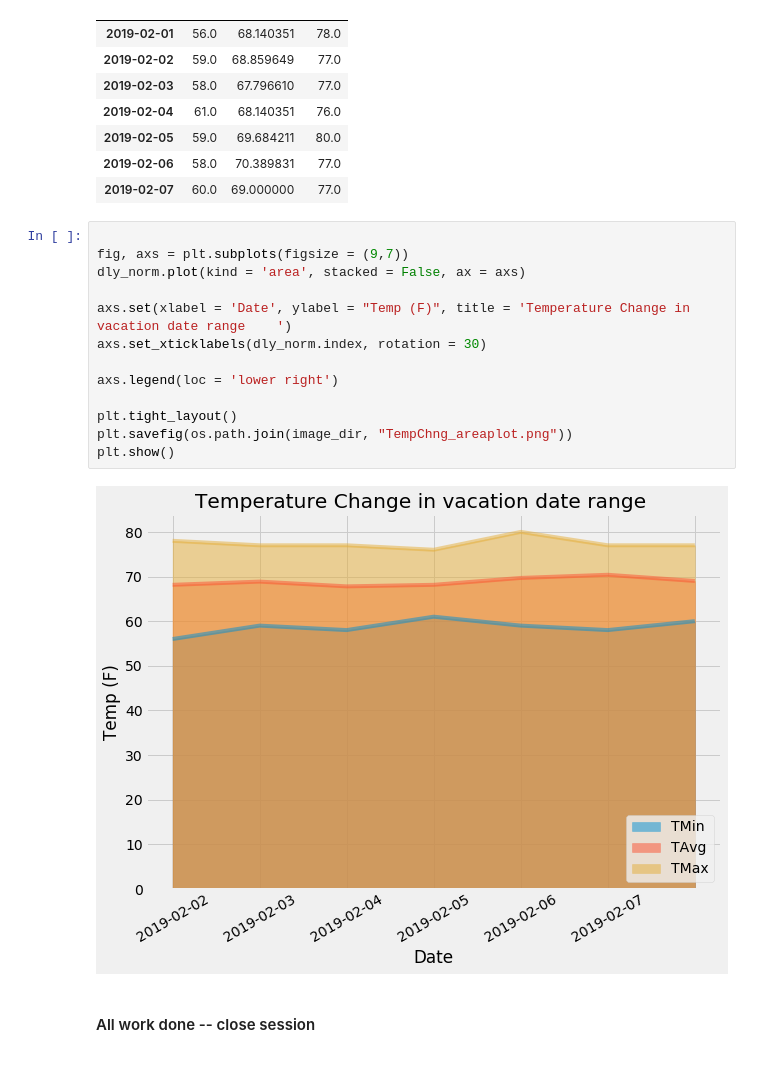
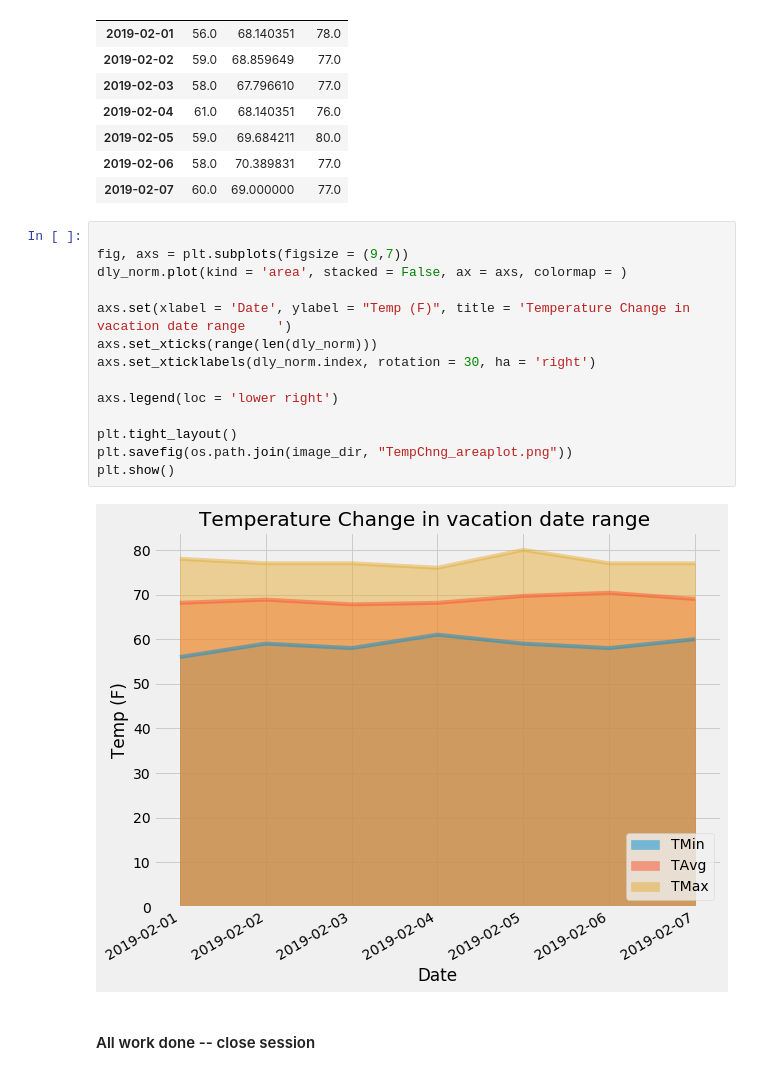
Before and after one commit to Madhuram-S/ClimateExploration_withSQLAlchemy, a Jupyter notebook: Climate_Exploration.ipynb, the cells around one changed output. Cells and saved outputs as stored; diff of their text form.

Commit message:
Corrected xtick issue with area plot

```diff
--- a/Climate_Exploration.ipynb
+++ b/Climate_Exploration.ipynb
@@ -510,18 +510,19 @@ dly_norm
 # %%
 
 fig, axs = plt.subplots(figsize = (9,7))
-dly_norm.plot(kind = 'area', stacked = False, ax = axs)
+dly_norm.plot(kind = 'area', stacked = False, ax = axs, colormap = )
 
 axs.set(xlabel = 'Date', ylabel = "Temp (F)", title = 'Temperature Change in vacation date range    ')
-axs.set_xticklabels(dly_norm.index, rotation = 30)
+axs.set_xticks(range(len(dly_norm)))
+axs.set_xticklabels(dly_norm.index, rotation = 30, ha = 'right')
 
 axs.legend(loc = 'lower right')
 
 plt.tight_layout()
 plt.savefig(os.path.join(image_dir, "TempChng_areaplot.png"))
 plt.show()
 # %% [output]
-[figure, old version]
+[figure, new version]
 # %% [markdown]
 #### All work done -- close session
 # %%
```
Also changed, not shown: parts of 1 cell of this notebook, 1 other file.
